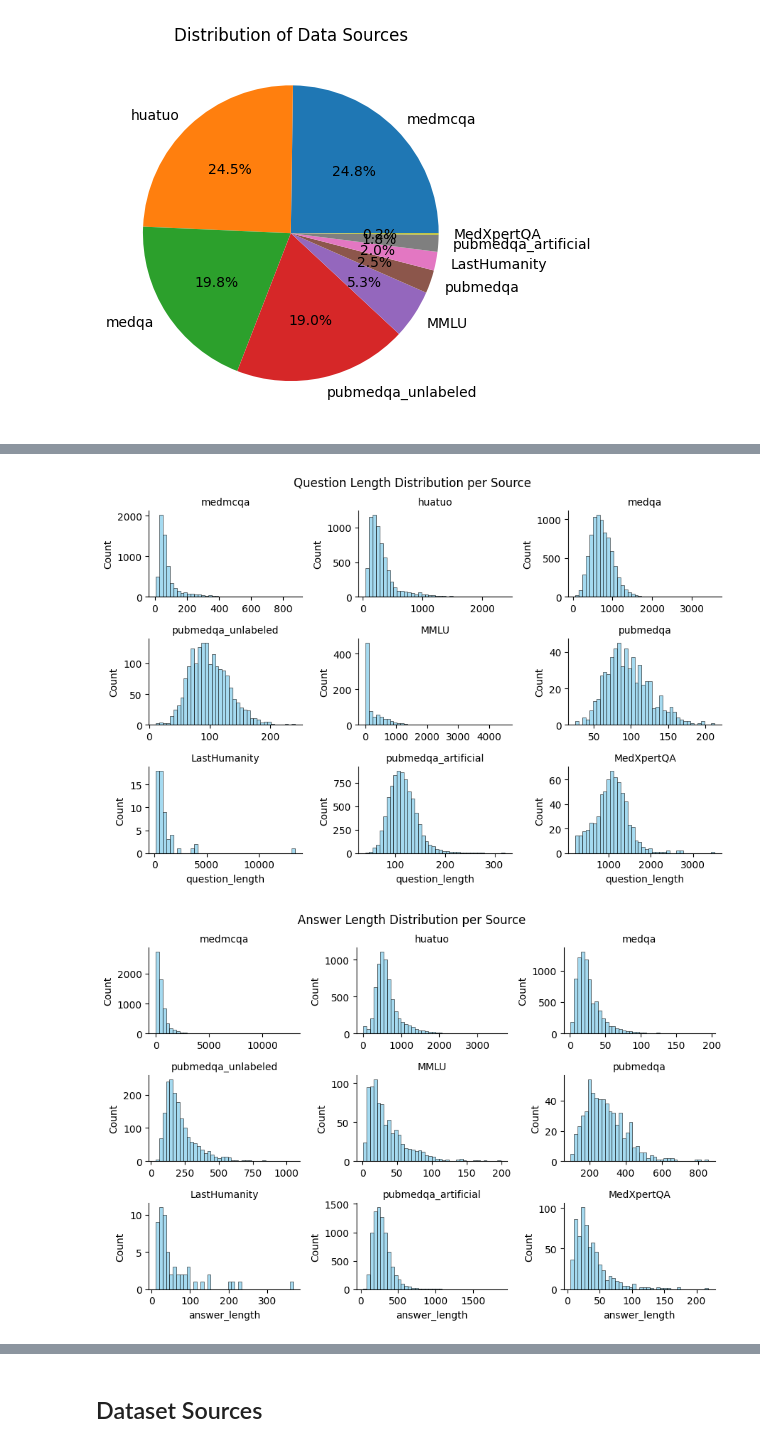
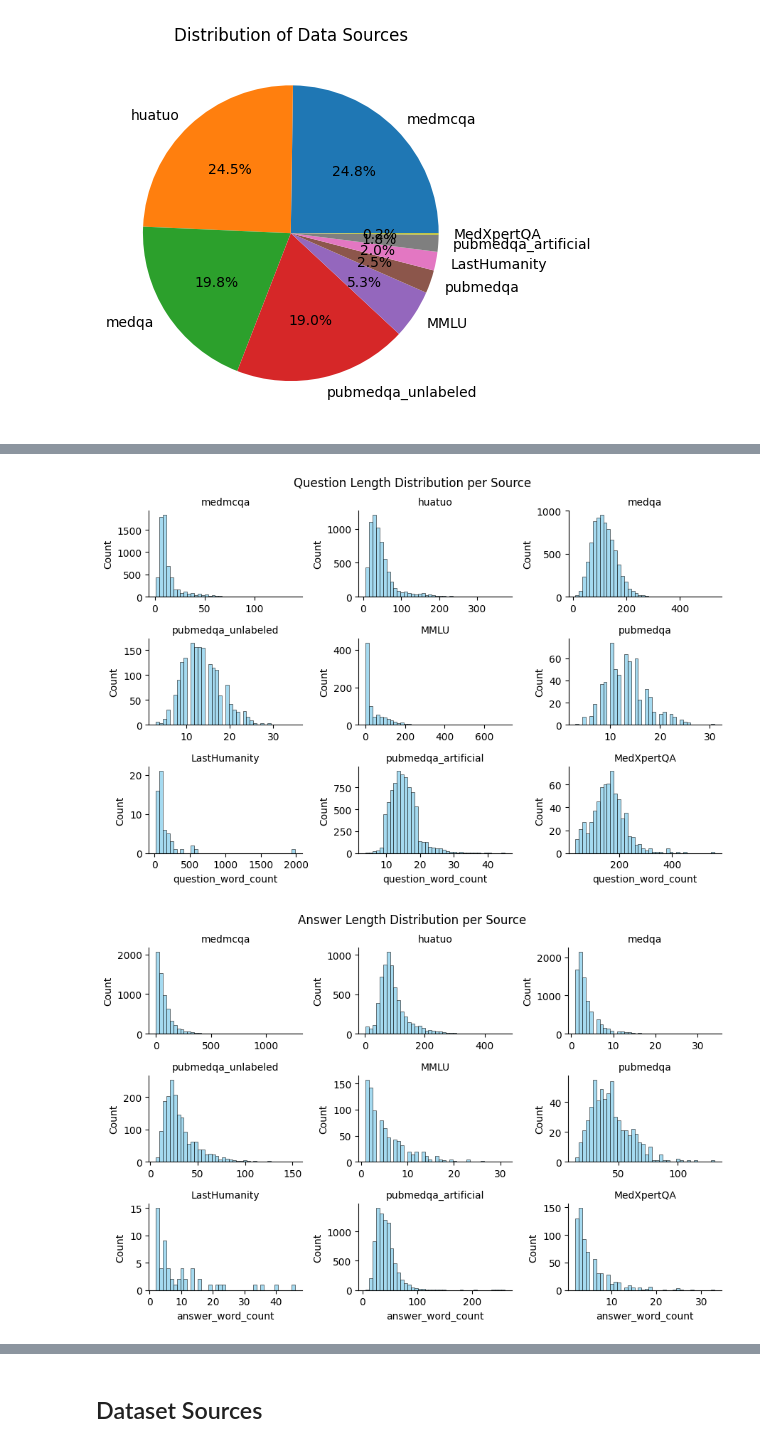
Before and after one commit to jChong02/sjsu-data298, a Jupyter notebook: eda_and_preprocessing.ipynb, the cells around one changed output, grey strips where cells are left out. Saved outputs shown, nothing was run; the diff lists cells and outputs as text; code cells hidden in the pictures.

```diff
--- a/eda_and_preprocessing.ipynb
+++ b/eda_and_preprocessing.ipynb
@@ -116,8 +118,8 @@ plt.show()
 # %% [output]
 [figure]
 # %%
-df['question_length'] = df['question'].apply(len)
-df['answer_length'] = df['answer'].apply(len)
+df['question_char_len'] = df['question'].apply(len)
+df['answer_char_len'] = df['answer'].apply(len)
 
-print(df[['question_length', 'answer_length']].describe())
+print(df[['question_char_len', 'answer_char_len']].describe())
 # %% [output]
@@ -132,0 +135,5 @@ max       13498.000000   12866.000000
+# %%
+df['question_word_count'] = df['question'].apply(lambda x: len(x.split()))
+df['answer_word_count'] = df['answer'].apply(lambda x: len(x.split()))
+
+print(df[['question_word_count', 'answer_word_count']].describe())
@@ -132,0 +150,7 @@ max       13498.000000   12866.000000
+# %%
+tokenizer = AutoTokenizer.from_pretrained("bert-base-uncased")
+
+df['question_token_count'] = df['question'].apply(lambda x: len(tokenizer.encode(x, add_special_tokens=False, truncation=False)))
+df['answer_token_count'] = df['answer'].apply(lambda x: len(tokenizer.encode(x, add_special_tokens=False, truncation=False)))
+
+print(df[['question_token_count', 'answer_token_count']].describe())
@@ -133,6 +168,6 @@ max       13498.000000   12866.000000
 # %%
 g = sns.FacetGrid(df, col="dataset_name", col_wrap=3, height=3, sharex=False, sharey=False)
-g.map(sns.histplot, "question_length", bins=40, color="skyblue")
+g.map(sns.histplot, "question_word_count", bins=40, color="skyblue")
 g.set_titles(col_template="{col_name}")
 g.fig.suptitle("Question Length Distribution per Source", fontsize=12)
 g.fig.set_size_inches(9, 6)
@@ -140,17 +175,17 @@ plt.tight_layout()
 plt.subplots_adjust(top=0.9)
 plt.show()
 # %% [output]
-[figure, old version]
+[figure, new version]
 # %%
 g = sns.FacetGrid(df, col="dataset_name", col_wrap=3, height=3, sharex=False, sharey=False)
-g.map(sns.histplot, "answer_length", bins=40, color="skyblue")
+g.map(sns.histplot, "answer_word_count", bins=40, color="skyblue")
 g.set_titles(col_template="{col_name}")
 g.fig.suptitle("Answer Length Distribution per Source", fontsize=12)
 g.fig.set_size_inches(9, 6)
 plt.tight_layout()
 plt.subplots_adjust(top=0.9)
 plt.show()
 # %% [output]
-[figure, old version]
+[figure, new version]
 # %%
 # Answer length statistics per data source
```
Also changed, not shown: parts of 40 cells of this notebook.
